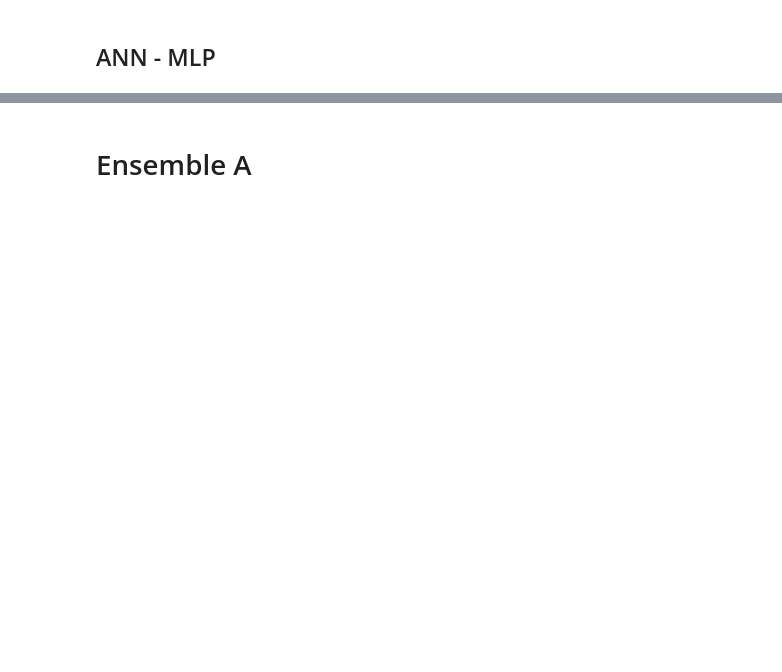
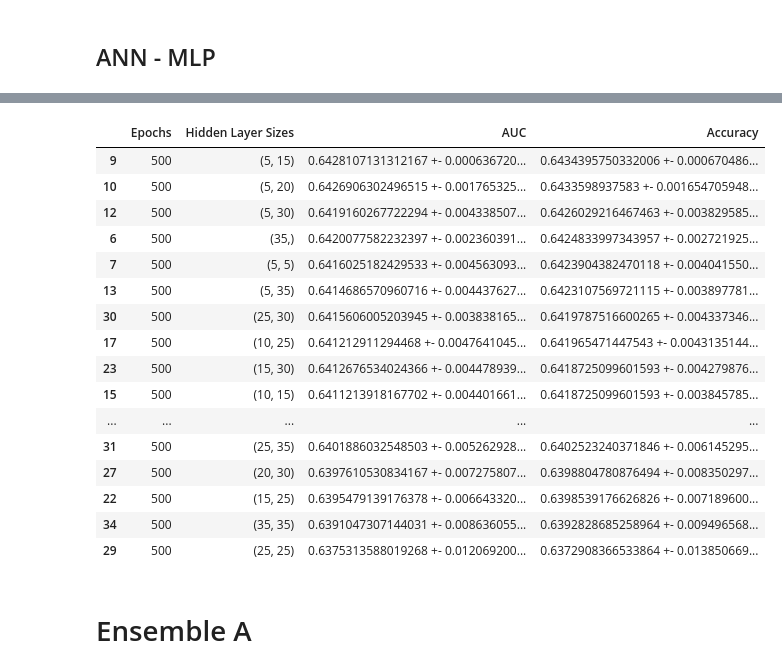
Before and after one commit to IgorTrevelin/MBA_TCC, a Jupyter notebook: main2.ipynb, the cells around one changed output, grey strips where cells are left out. Saved outputs shown, nothing was run; the diff lists cells and outputs as text; code cells hidden in the pictures; blank space fills up the shorter version.

Commit message:
fixed input data

```diff
--- a/main2.ipynb
+++ b/main2.ipynb
@@ -239,3 +290,49 @@ summary.sort_values(['Accuracy', 'AUC'], ascending=False)
+# %%
+ga = genetic_filter(X, y)
+# %%
+filter_selected = np.nonzero(ga.best_solution()[0])[0]
+# %%
+X_train_fs = X_train[:,filter_selected]
+X_test_fs = X_test[:,filter_selected]
+
+results = Parallel(n_jobs=n_jobs)(delayed(run_mlp)(
+    X_train_fs,
+    y_train,
+    X_test_fs,
+    y_test,
+    ls,
+    ep
+) for ep in epochs for ls in combinations)
+# %%
+data = []
+for result in results:
+    data.append([
+        result[0],
+        result[1],
+        f'{np.mean(result[2])} +- {np.std(result[2])}',
+        f'{np.mean(result[3])} +- {np.std(result[3])}'
+    ])
+
+summary = pd.DataFrame(data, columns=['Epochs', 'Hidden Layer Sizes', 'AUC', 'Accuracy'])
+summary.sort_values(['Accuracy', 'AUC'], ascending=False)
+# %% [output]
+|  | Epochs | Hidden Layer Sizes | AUC | Accuracy |
+| 9 | 500 | (5, 15) | 0.6428107131312167 +- 0.000636720... | 0.6434395750332006 +- 0.000670486... |
+| 10 | 500 | (5, 20) | 0.6426906302496515 +- 0.001765325... | 0.6433598937583 +- 0.001654705948... |
+| 12 | 500 | (5, 30) | 0.6419160267722294 +- 0.004338507... | 0.6426029216467463 +- 0.003829585... |
+| 6 | 500 | (35,) | 0.6420077582232397 +- 0.002360391... | 0.6424833997343957 +- 0.002721925... |
+| 7 | 500 | (5, 5) | 0.6416025182429533 +- 0.004563093... | 0.6423904382470118 +- 0.004041550... |
+| 13 | 500 | (5, 35) | 0.6414686570960716 +- 0.004437627... | 0.6423107569721115 +- 0.003897781... |
+| 30 | 500 | (25, 30) | 0.6415606005203945 +- 0.003838165... | 0.6419787516600265 +- 0.004337346... |
+| 17 | 500 | (10, 25) | 0.641212911294468 +- 0.0047641045... | 0.641965471447543 +- 0.0043135144... |
+| 23 | 500 | (15, 30) | 0.6412676534024366 +- 0.004478939... | 0.6418725099601593 +- 0.004279876... |
+| 15 | 500 | (10, 15) | 0.6411213918167702 +- 0.004401661... | 0.6418725099601593 +- 0.003845785... |
+| ... | ... | ... | ... | ... |
+| 31 | 500 | (25, 35) | 0.6401886032548503 +- 0.005262928... | 0.6402523240371846 +- 0.006145295... |
+| 27 | 500 | (20, 30) | 0.6397610530834167 +- 0.007275807... | 0.6398804780876494 +- 0.008350297... |
+| 22 | 500 | (15, 25) | 0.6395479139176378 +- 0.006643320... | 0.6398539176626826 +- 0.007189600... |
+| 34 | 500 | (35, 35) | 0.6391047307144031 +- 0.008636055... | 0.6392828685258964 +- 0.009496568... |
+| 29 | 500 | (25, 25) | 0.6375313588019268 +- 0.012069200... | 0.6372908366533864 +- 0.013850669... |
 # %% [markdown]
 # Ensemble A
 # %%
```
Also changed, not shown: parts of 6 cells of this notebook, 3 other files.
